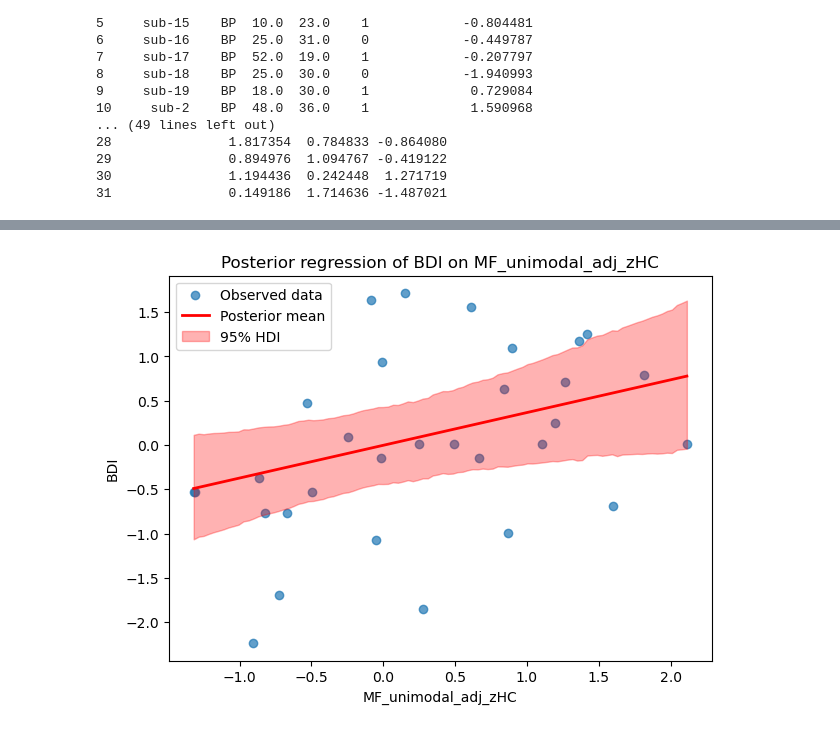
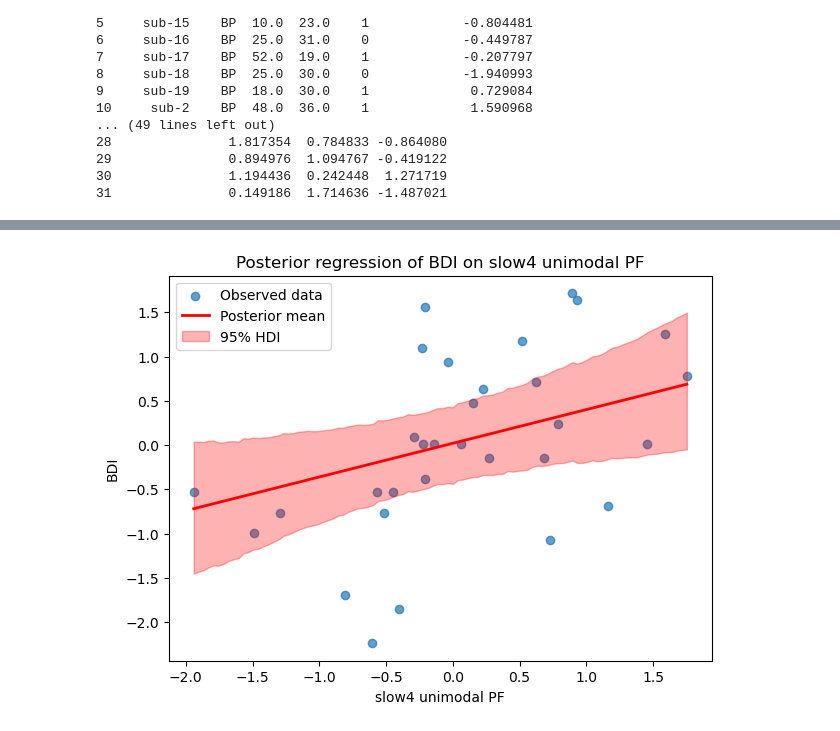
Before and after one commit to kaanka5312/FrequencySliding, a Jupyter notebook: Python/NormativeDeviation_PF.ipynb, the cells around one changed output, grey strips where cells are left out. Drawn from its saved outputs; the diff is of its cells as text; code cells hidden in the pictures.

```diff
--- a/Python/NormativeDeviation_PF.ipynb
+++ b/Python/NormativeDeviation_PF.ipynb
@@ -387,7 +387,7 @@ bp_adj_subject_devs["Sex"] = (bp_adj_subject_devs["Sex"]==2).astype(int)
 print(bp_adj_subject_devs)
 
 # Design Matrices
-terms = ["z_Age", "Sex", "MF_transmodal_adj_zHC"]
+terms = ["z_Age", "Sex", "MF_unimodal_adj_zHC"]
 X_mean = bp_adj_subject_devs[terms].to_numpy()                    # (N, P)
 y = bp_adj_subject_devs["z_BDI"].to_numpy()                       # (N,)
 
@@ -514,35 +514,35 @@ import arviz as az
 
 # Extract posterior draws for intercept and the slope of interest
 posterior = idata_grp1.posterior
 
 intercept_draws = posterior["Intercept"].stack(sample=("chain","draw")).values
-slope_draws = posterior["b"].sel(term="MF_transmodal_adj_zHC").stack(sample=("chain","draw")).values
+slope_draws = posterior["b"].sel(term="MF_unimodal_adj_zHC").stack(sample=("chain","draw")).values
 
 # Observed predictor and outcome
-x_obs = bp_adj_subject_devs["MF_transmodal_adj_zHC"].values
+x_obs = bp_adj_subject_devs["MF_unimodal_adj_zHC"].values
 y_obs = bp_adj_subject_devs["z_BDI"].values
 
 # Define a grid of x for prediction
 x_grid = np.linspace(x_obs.min(), x_obs.max(), 100)
 
 # For each posterior sample, compute regression line
 y_pred = intercept_draws[:, None] + slope_draws[:, None] * x_grid[None, :]
 
 # Summarize posterior predictions
 y_mean = y_pred.mean(axis=0)
 hdi = az.hdi(y_pred, hdi_prob=0.95)  # 95% credible band
 
 # ---- Plot ----
 plt.figure(figsize=(7,5))
 plt.scatter(x_obs, y_obs, alpha=0.7, label="Observed data")
 
 plt.plot(x_grid, y_mean, color="red", lw=2, label="Posterior mean")
 plt.fill_between(x_grid, hdi[:,0], hdi[:,1], color="red", alpha=0.3, label="95% HDI")
 
-plt.xlabel("MF_unimodal_adj_zHC")
+plt.xlabel("slow4 unimodal PF")
 plt.ylabel("BDI")
-plt.title("Posterior regression of BDI on MF_unimodal_adj_zHC")
+plt.title("Posterior regression of BDI on slow4 unimodal PF")
 plt.legend()
 plt.show()
 # %% [output]
-[figure, old version]
+[figure, new version]
```
Also changed, not shown: parts of 2 cells of this notebook, 3 other files.
